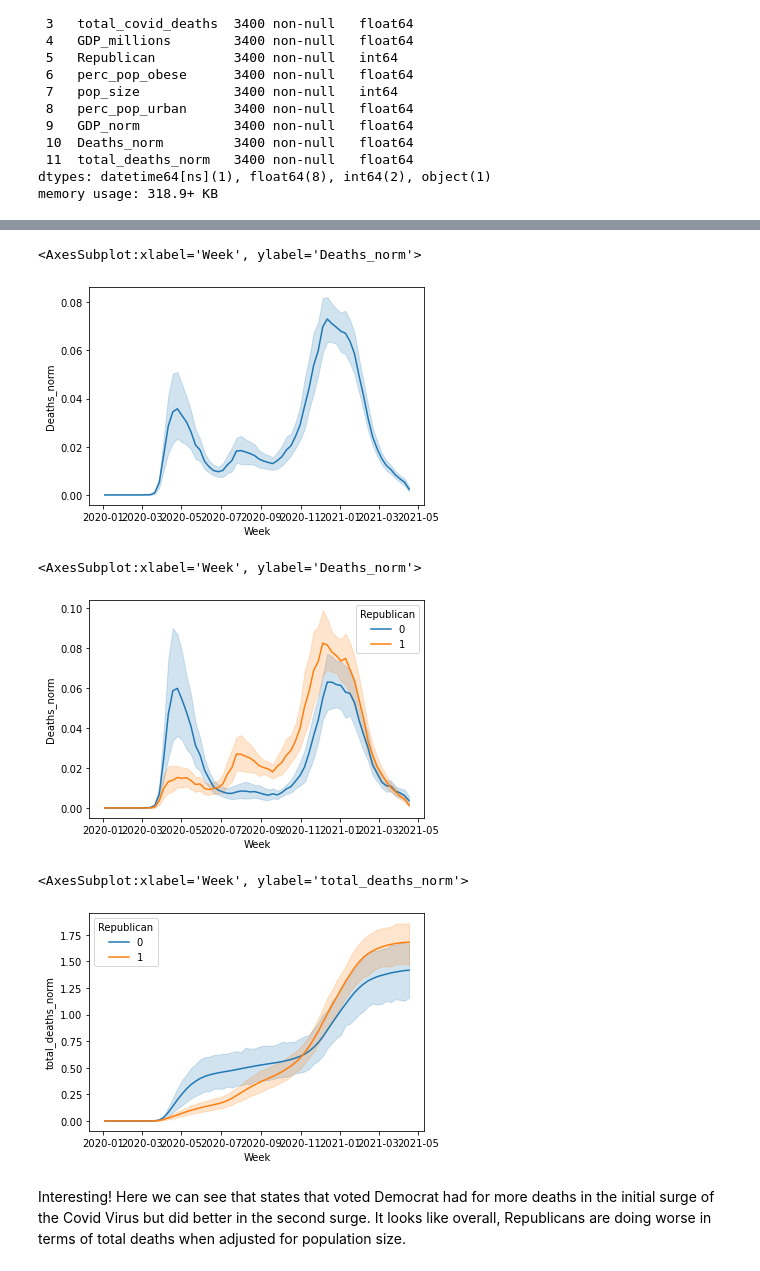
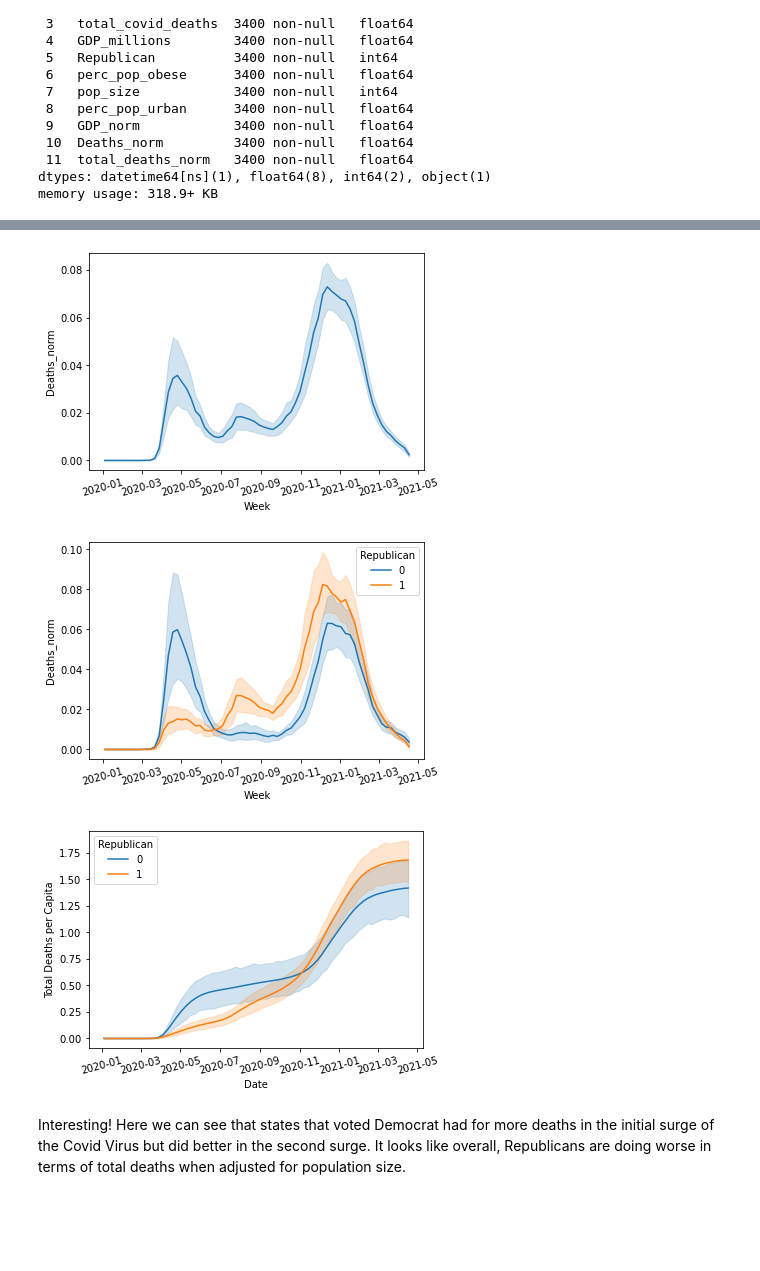
Before and after one commit to Corbin-Sparks/COVID-19-Capstone-2-Self-Analysis, a Jupyter notebook: COVID-19 Data Visualization.ipynb, the cells around one changed output, grey strips where cells are left out. Drawn from its saved outputs; the diff is of its cells as text; code cells hidden in the pictures; blank space fills up the shorter version.

```diff
--- a/COVID-19 Data Visualization.ipynb
+++ b/COVID-19 Data Visualization.ipynb
@@ -122,18 +125,23 @@ plt.plot(x, df.Deaths_norm)
 # %%
 sns.lineplot(x=x, y=df.Deaths_norm)
+plt.xticks(rotation=15)
+plt.show()
 # %% [output]
-<AxesSubplot:xlabel='Week', ylabel='Deaths_norm'>
-[figure, old version]
+[figure, new version]
 # %%
 sns.lineplot(x='Week', y='Deaths_norm', hue='Republican', data=df)
+plt.xticks(rotation=15)
+plt.show()
 # %% [output]
-<AxesSubplot:xlabel='Week', ylabel='Deaths_norm'>
-[figure, old version]
+[figure, new version]
 # %%
 sns.lineplot(x='Week', y='total_deaths_norm', data=df, hue='Republican')
+plt.xticks(rotation=15)
+plt.ylabel('Total Deaths per Capita')
+plt.xlabel('Date')
+plt.show()
 # %% [output]
-<AxesSubplot:xlabel='Week', ylabel='total_deaths_norm'>
-[figure, old version]
+[figure, new version]
 # %% [markdown]
 Interesting! Here we can see that states that voted Democrat had for more deaths in the initial surge of the Covid Virus but did better in the second surge. It looks like overall, Republicans are doing worse in terms of total deaths when adjusted for population size.
 # %%
```
Also changed, not shown: parts of 22 cells of this notebook, 1 other file.
